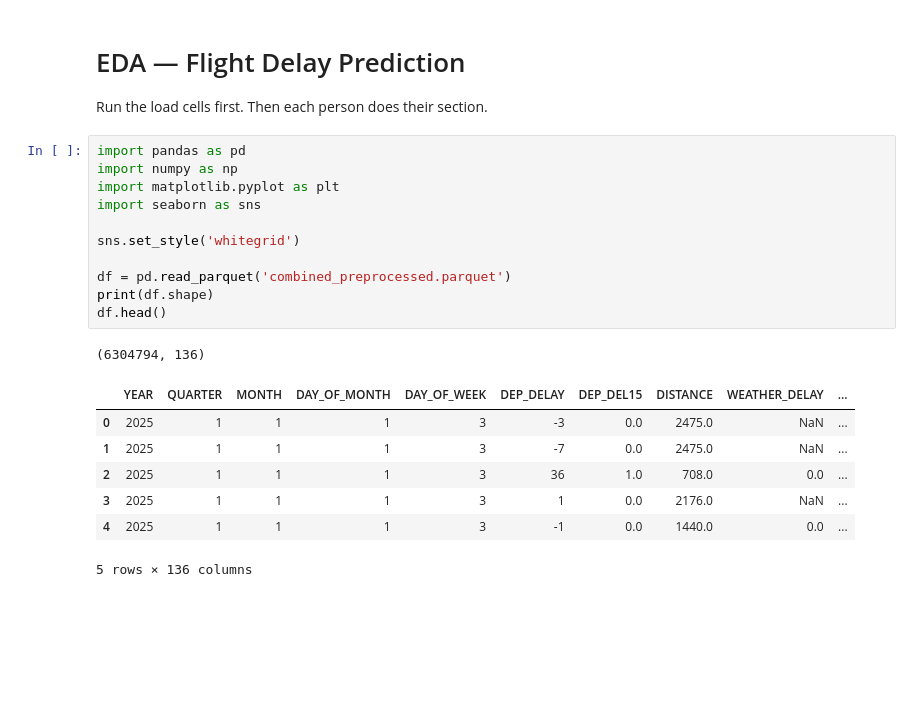
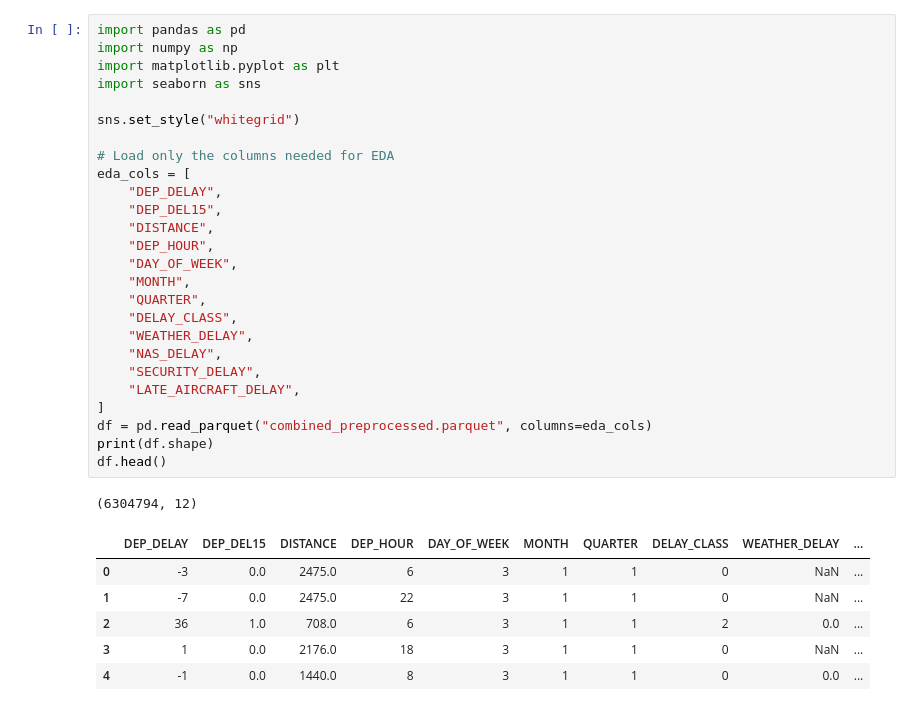
Before and after one commit to dennisous/STT811-Project, a Jupyter notebook: eda.ipynb, the cells around one changed output. Saved outputs shown, nothing was run; the diff lists cells and outputs as text; blank space fills up the shorter version.

```diff
--- a/eda.ipynb
+++ b/eda.ipynb
@@ -1,27 +1,37 @@
-# %% [markdown]
-# EDA — Flight Delay Prediction
-
-Run the load cells first. Then each person does their section.
 # %%
 import pandas as pd
 import numpy as np
 import matplotlib.pyplot as plt
 import seaborn as sns
 
-sns.set_style('whitegrid')
+sns.set_style("whitegrid")
 
-df = pd.read_parquet('combined_preprocessed.parquet')
+# Load only the columns needed for EDA
+eda_cols = [
+    "DEP_DELAY",
+    "DEP_DEL15",
+    "DISTANCE",
+    "DEP_HOUR",
+    "DAY_OF_WEEK",
+    "MONTH",
+    "QUARTER",
+    "DELAY_CLASS",
+    "WEATHER_DELAY",
+    "NAS_DELAY",
+    "SECURITY_DELAY",
+    "LATE_AIRCRAFT_DELAY",
+]
+df = pd.read_parquet("combined_preprocessed.parquet", columns=eda_cols)
 print(df.shape)
 df.head()
 # %% [output]
-(6304794, 136)
+(6304794, 12)
-|  | YEAR | QUARTER | MONTH | DAY_OF_MONTH | DAY_OF_WEEK | DEP_DELAY | DEP_DEL15 | DISTANCE | WEATHER_DELAY | ... |
-| 0 | 2025 | 1 | 1 | 1 | 3 | -3 | 0.0 | 2475.0 | NaN | ... |
-| 1 | 2025 | 1 | 1 | 1 | 3 | -7 | 0.0 | 2475.0 | NaN | ... |
-| 2 | 2025 | 1 | 1 | 1 | 3 | 36 | 1.0 | 708.0 | 0.0 | ... |
-| 3 | 2025 | 1 | 1 | 1 | 3 | 1 | 0.0 | 2176.0 | NaN | ... |
-| 4 | 2025 | 1 | 1 | 1 | 3 | -1 | 0.0 | 1440.0 | 0.0 | ... |
+|  | DEP_DELAY | DEP_DEL15 | DISTANCE | DEP_HOUR | DAY_OF_WEEK | MONTH | QUARTER | DELAY_CLASS | WEATHER_DELAY | ... |
+| 0 | -3 | 0.0 | 2475.0 | 6 | 3 | 1 | 1 | 0 | NaN | ... |
+| 1 | -7 | 0.0 | 2475.0 | 22 | 3 | 1 | 1 | 0 | NaN | ... |
+| 2 | 36 | 1.0 | 708.0 | 6 | 3 | 1 | 1 | 2 | 0.0 | ... |
+| 3 | 1 | 0.0 | 2176.0 | 18 | 3 | 1 | 1 | 0 | NaN | ... |
+| 4 | -1 | 0.0 | 1440.0 | 8 | 3 | 1 | 1 | 0 | 0.0 | ... |
-5 rows × 136 columns
 # %%
 df.info()
 # %% [output]
```
Also changed, not shown: parts of 23 cells of this notebook.
